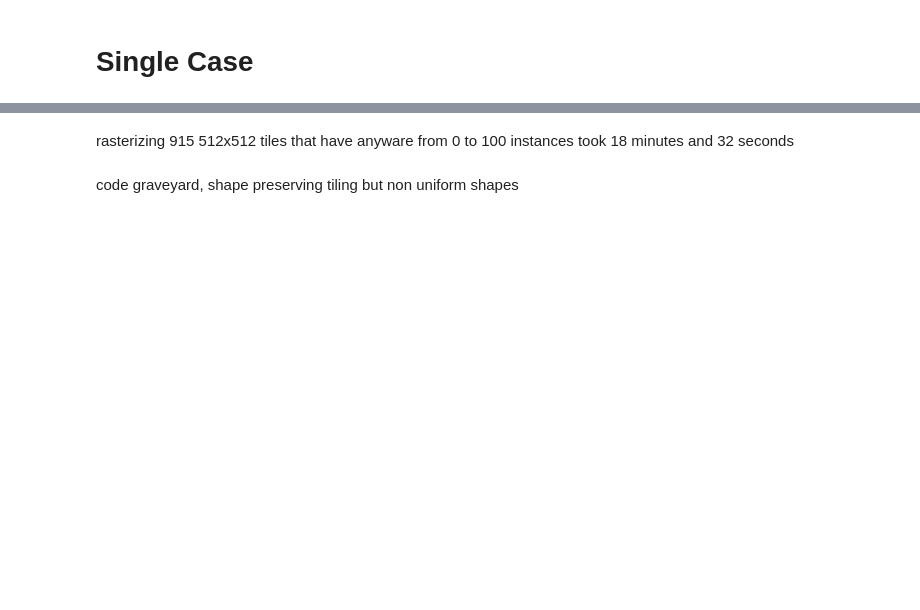
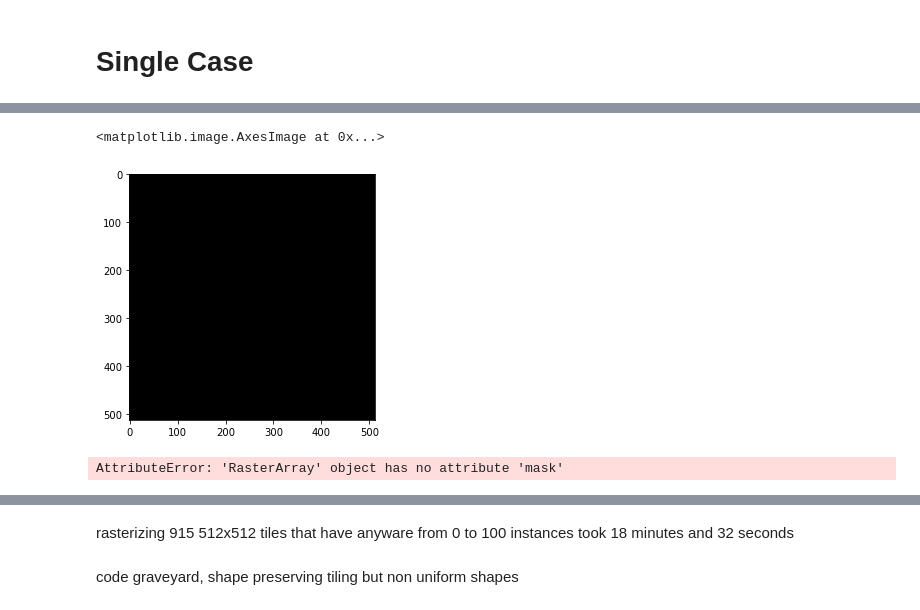
Before and after one commit to ecohydro/Mask_RCNN, a Jupyter notebook: notebooks/run_dask_preprocess.ipynb, the cells around one changed output, grey strips where cells are left out. Drawn from its saved outputs; the diff is of its cells as text; code cells hidden in the pictures; blank space fills up the shorter version.

```diff
--- a/notebooks/run_dask_preprocess.ipynb
+++ b/notebooks/run_dask_preprocess.ipynb
@@ -137,0 +258,5 @@ b = a.stack_and_save_bands()
+# %%
+skio.imshow(src.read()[0])
+# %% [output]
+<matplotlib.image.AxesImage at 0x...>
+[figure, added]
@@ -137,0 +271,4 @@ b = a.stack_and_save_bands()
+# %%
+xarr.rio.
+# %% [output]
+AttributeError: 'RasterArray' object has no attribute 'mask'
```
Also changed, not shown: parts of 35 cells of this notebook, 3 other files.
